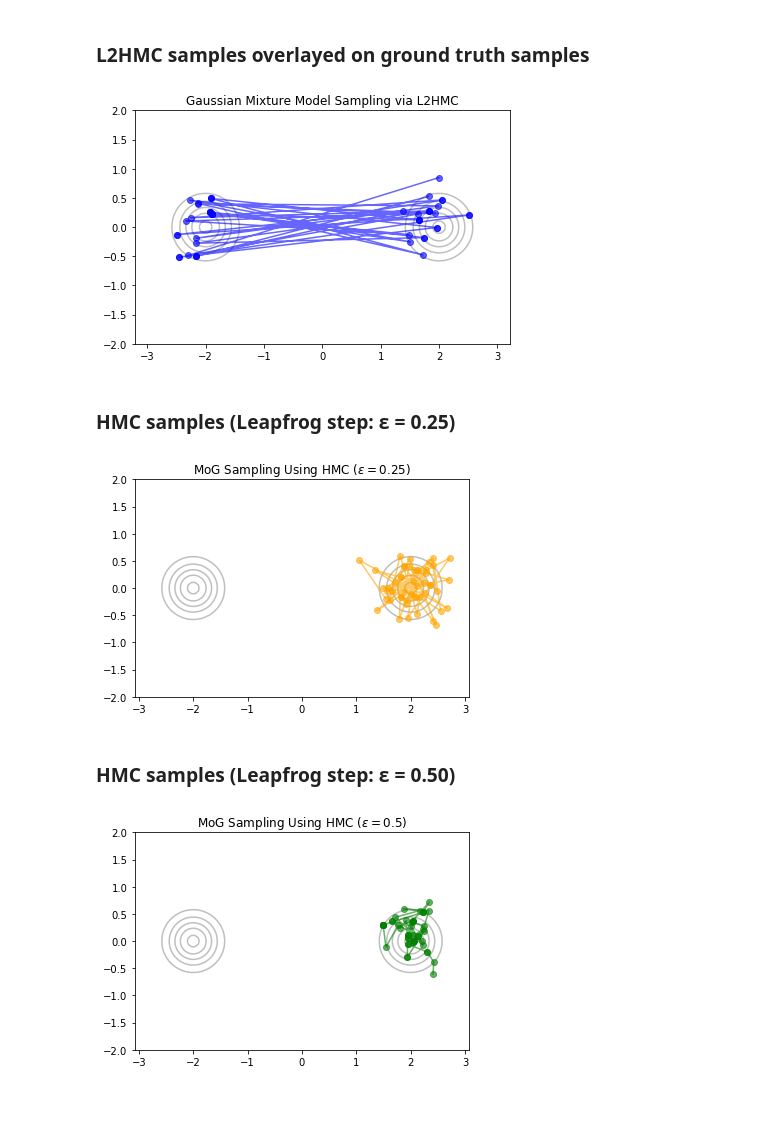
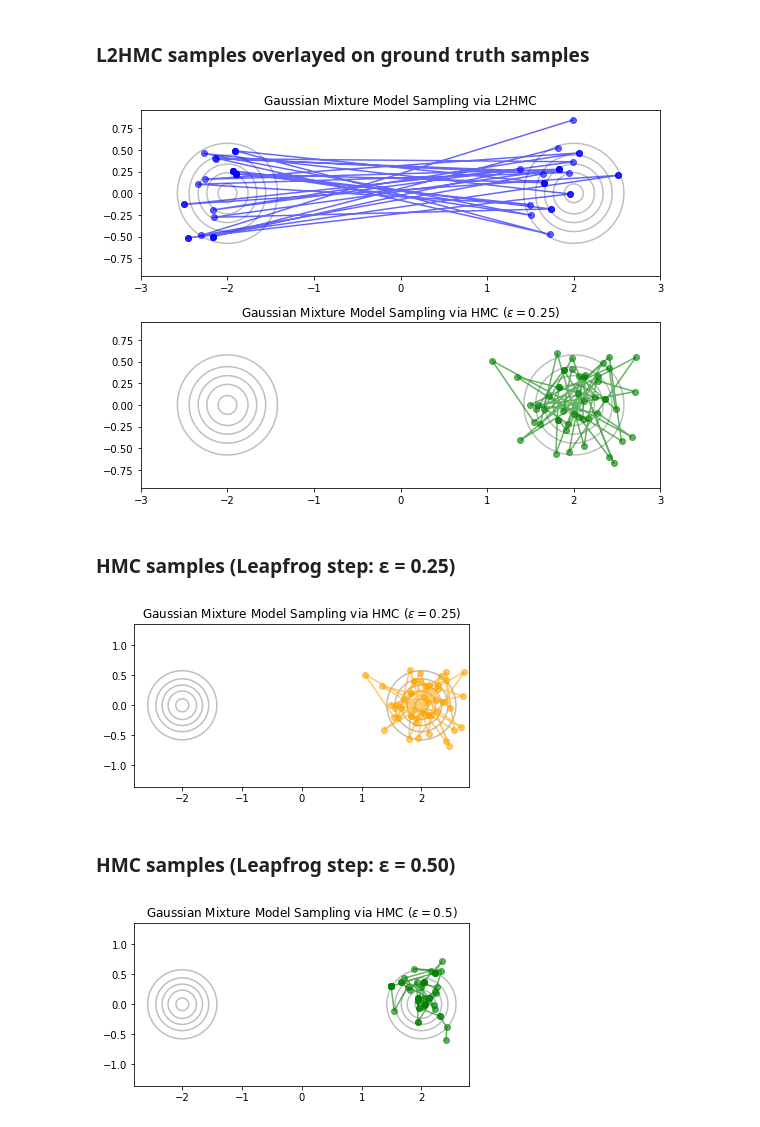
Before and after one commit to joeylitalien/l2hmc, a Jupyter notebook: experiments/GaussianMixture.ipynb, the cells around one changed output. Saved outputs shown, nothing was run; the diff lists cells and outputs as text; code cells hidden in the pictures.

Commit message:
Fixed wrong figure

```diff
--- a/experiments/GaussianMixture.ipynb
+++ b/experiments/GaussianMixture.ipynb
@@ -213,33 +213,47 @@ ESS L2HMC: 1.77e-01 -- ESS HMC: 2.63e-04 -- Ratio: 674.620
 ### L2HMC samples overlayed on ground truth samples
 # %%
 # plt.plot(S[:, 0], S[:, 1], 'o', alpha=0.6, color=main)
-fig = plt.figure()
-plot_gaussian_contours(mus, covs, colors=[c_contour, c_contour], x_lims=[-3,3], y_lims=[-2,2])
+fig = plt.figure(figsize=(8, 6))
+
+ax1 = plt.subplot(2,1,1)
+plot_gaussian_contours(mus, covs, colors=[c_contour, c_contour], x_lims=[-2.8,2.8], y_lims=[-1,1], res=200)
 plt.plot(L2HMC_samples[:50, 1, 0], L2HMC_samples[:50, 1, 1], color=c_l2hmc, marker='o', alpha=0.6)
 plt.title('Gaussian Mixture Model Sampling via L2HMC')
 plt.axis('equal')
+
+ax2 = plt.subplot(2,1,2, sharex=ax1)
+plot_gaussian_contours(mus, covs, colors=[c_contour, c_contour], x_lims=[-2.8,2.8], y_lims=[-1,1], res=200)
+plt.plot(HMC_samples_1[:50, 1, 0], HMC_samples_1[:50, 1, 1], color=c_hmc2, marker='o', alpha=0.6)
+plt.title('Gaussian Mixture Model Sampling via HMC ($\epsilon = 0.25$)')
+plt.axis('equal')
 plt.tight_layout()
+
+plt.axis([-3,3,-2,2])
+
 plt.show()
 fig.savefig('iso_gmm_explore.png', dpi=200)
 # %% [output]
-[figure, old version]
+[figure, new version]
 # %% [markdown]
 ### HMC samples (Leapfrog step: ε = 0.25)
 # %%
-plot_gaussian_contours(mus, covs, colors=[c_contour], x_lims=[-3,3], y_lims=[-2,2])
+fig = plt.figure(figsize=(6, 3))
+plot_gaussian_contours(mus, covs, colors=[c_contour, c_contour], x_lims=[-2.8,2.8], y_lims=[-1,1], res=100)
 plt.plot(HMC_samples_1[:50, 1, 0], HMC_samples_1[:50, 1, 1], color=c_hmc1, marker='o', alpha=0.6)
-plt.title('MoG Sampling Using HMC ($\epsilon = 0.25$)')
+plt.xlim([-5,5])
+plt.title('Gaussian Mixture Model Sampling via HMC ($\epsilon = 0.25$)')
 plt.axis('equal')
 plt.show()
 # %% [output]
-[figure, old version]
+[figure, new version]
 # %% [markdown]
 ### HMC samples (Leapfrog step: ε = 0.50)
 # %%
-plot_gaussian_contours(mus, covs, colors=[c_contour], x_lims=[-3,3], y_lims=[-2,2])
+fig = plt.figure(figsize=(6, 3))
+plot_gaussian_contours(mus, covs, colors=[c_contour, c_contour], x_lims=[-2.8,2.8], y_lims=[-1,1])
 plt.plot(HMC_samples_2[:50, 1, 0], HMC_samples_2[:50, 1, 1], color=c_hmc2, marker='o', alpha=0.6)
-plt.title('MoG Sampling Using HMC ($\epsilon = 0.5$)')
+plt.title('Gaussian Mixture Model Sampling via HMC ($\epsilon = 0.5$)')
 plt.axis('equal')
 plt.show()
 # %% [output]
-[figure, old version]
+[figure, new version]
```
Also changed, not shown: parts of 1 cell of this notebook, 2 other files.
